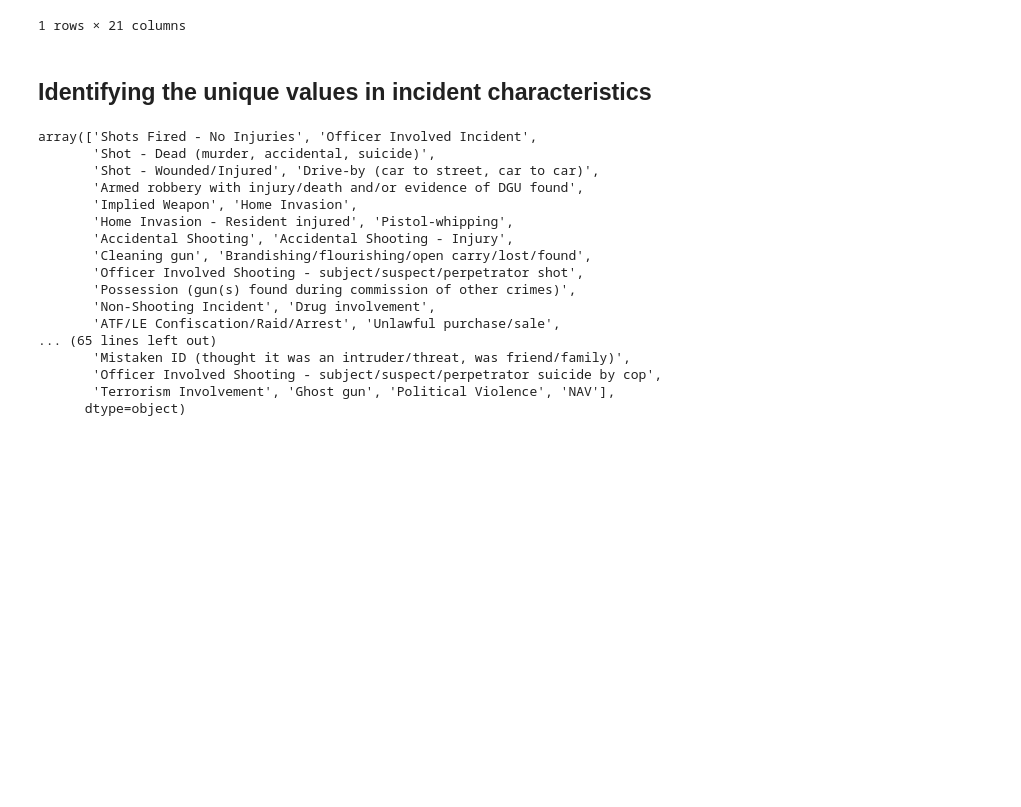
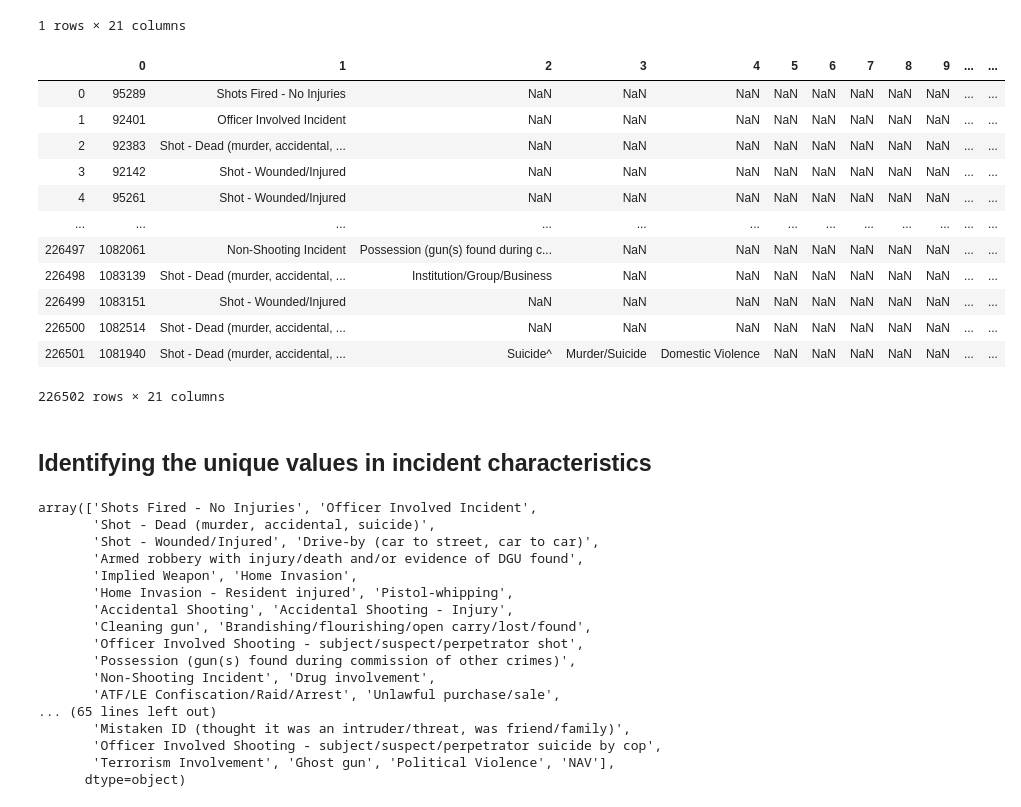
Before and after one commit to annabeck/Gun_Violence_E19, a Jupyter notebook: 01 Data Prep.ipynb, the cells around one changed output. Saved outputs shown, nothing was run; the diff lists cells and outputs as text; code cells hidden in the pictures; blank space fills up the shorter version.

```diff
--- a/01 Data Prep.ipynb
+++ b/01 Data Prep.ipynb
@@ -105,6 +105,22 @@ incidents.loc[incidents['MISSING'] == 0]
 |  | 0 | 1 | 2 | 3 | 4 | 5 | 6 | 7 | 8 | 9 | ... | ... |
 | 130518 | 599153 | Shot - Wounded/Injured | Shot - Dead (murder, accidental, ... | Accidental Shooting | Accidental Shooting - Death | Accidental Shooting - Injury | Accidental/Negligent Discharge | Mistaken ID (thought it was an in... | Home Invasion | Home Invasion - Resident killed | ... | ... |
 1 rows × 21 columns
+# %%
+incidents
+# %% [output]
+|  | 0 | 1 | 2 | 3 | 4 | 5 | 6 | 7 | 8 | 9 | ... | ... |
+| 0 | 95289 | Shots Fired - No Injuries | NaN | NaN | NaN | NaN | NaN | NaN | NaN | NaN | ... | ... |
+| 1 | 92401 | Officer Involved Incident | NaN | NaN | NaN | NaN | NaN | NaN | NaN | NaN | ... | ... |
+| 2 | 92383 | Shot - Dead (murder, accidental, ... | NaN | NaN | NaN | NaN | NaN | NaN | NaN | NaN | ... | ... |
+| 3 | 92142 | Shot - Wounded/Injured | NaN | NaN | NaN | NaN | NaN | NaN | NaN | NaN | ... | ... |
+| 4 | 95261 | Shot - Wounded/Injured | NaN | NaN | NaN | NaN | NaN | NaN | NaN | NaN | ... | ... |
+| ... | ... | ... | ... | ... | ... | ... | ... | ... | ... | ... | ... | ... |
+| 226497 | 1082061 | Non-Shooting Incident | Possession (gun(s) found during c... | NaN | NaN | NaN | NaN | NaN | NaN | NaN | ... | ... |
+| 226498 | 1083139 | Shot - Dead (murder, accidental, ... | Institution/Group/Business | NaN | NaN | NaN | NaN | NaN | NaN | NaN | ... | ... |
+| 226499 | 1083151 | Shot - Wounded/Injured | NaN | NaN | NaN | NaN | NaN | NaN | NaN | NaN | ... | ... |
+| 226500 | 1082514 | Shot - Dead (murder, accidental, ... | NaN | NaN | NaN | NaN | NaN | NaN | NaN | NaN | ... | ... |
+| 226501 | 1081940 | Shot - Dead (murder, accidental, ... | Suicide^ | Murder/Suicide | Domestic Violence | NaN | NaN | NaN | NaN | NaN | ... | ... |
+226502 rows × 21 columns
 # %%
 incidents.columns = ['A','B','C','D','E','F','G','H','I','J','K','L','M','N','O','P','Q','R','S','T','U']
 # %% [markdown]
```
Also changed, not shown: parts of 2 cells of this notebook, 1 other file.
